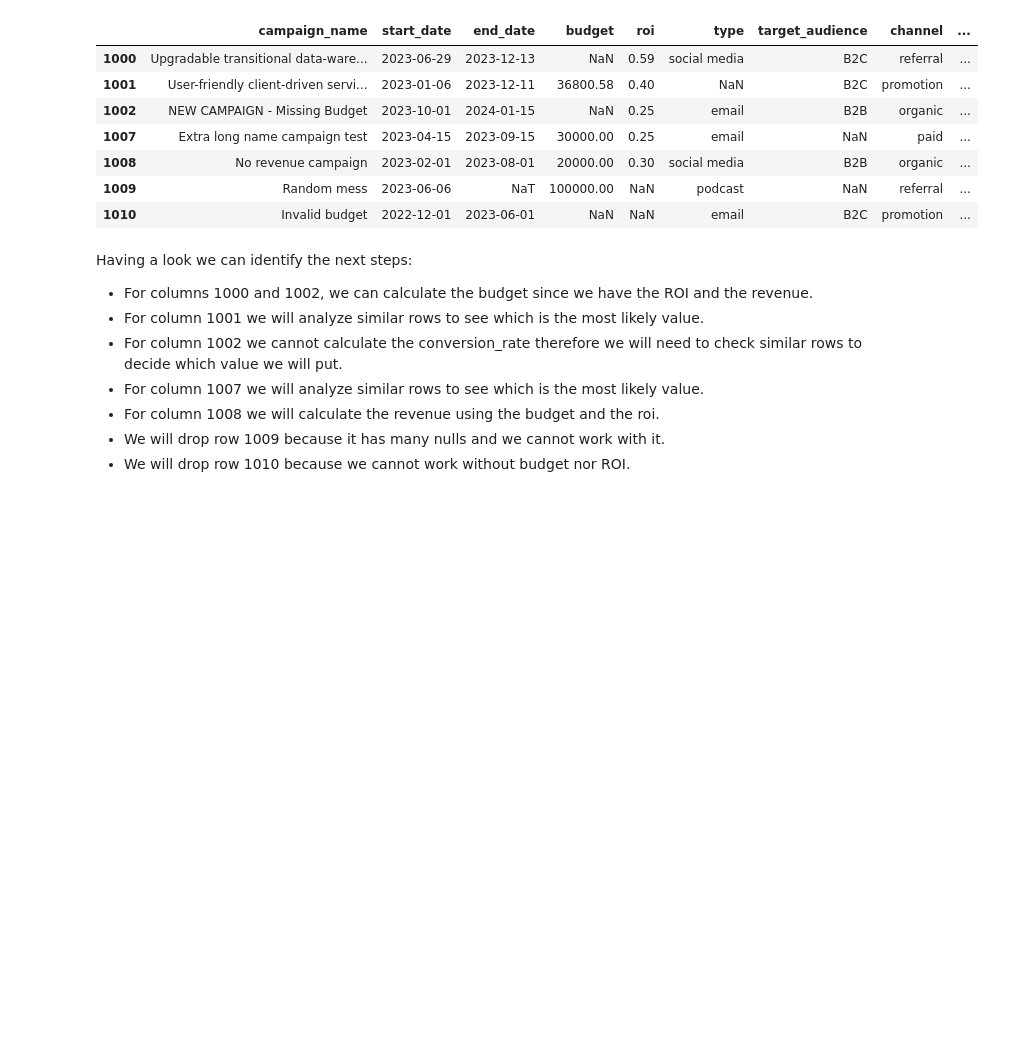
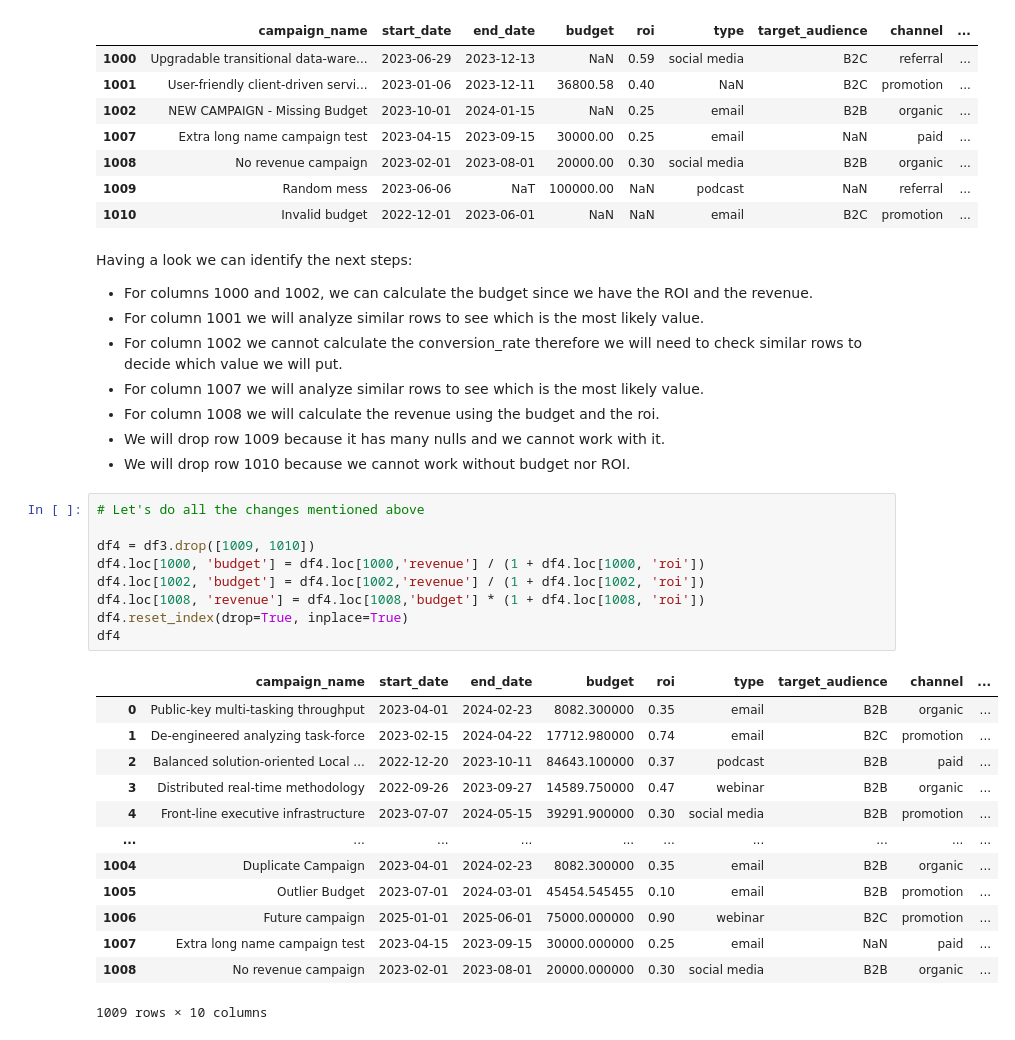
Before and after one commit to Ignacio538/Marketing-Campaings, a Jupyter notebook: Analysis.ipynb, the cells around one changed output. Saved outputs shown, nothing was run; the diff lists cells and outputs as text; blank space fills up the shorter version.

```diff
--- a/Analysis.ipynb
+++ b/Analysis.ipynb
@@ -582,3 +582,26 @@ Having a look we can identify the next steps:
 - For column 1008 we will calculate the revenue using the budget and the roi.
 - We will drop row 1009 because it has many nulls and we cannot work with it.
 - We will drop row 1010 because we cannot work without budget nor ROI.
+# %%
+# Let's do all the changes mentioned above
+
+df4 = df3.drop([1009, 1010])
+df4.loc[1000, 'budget'] = df4.loc[1000,'revenue'] / (1 + df4.loc[1000, 'roi'])
+df4.loc[1002, 'budget'] = df4.loc[1002,'revenue'] / (1 + df4.loc[1002, 'roi'])
+df4.loc[1008, 'revenue'] = df4.loc[1008,'budget'] * (1 + df4.loc[1008, 'roi'])
+df4.reset_index(drop=True, inplace=True)
+df4
+# %% [output]
+|  | campaign_name | start_date | end_date | budget | roi | type | target_audience | channel | ... |
+| 0 | Public-key multi-tasking throughput | 2023-04-01 | 2024-02-23 | 8082.300000 | 0.35 | email | B2B | organic | ... |
+| 1 | De-engineered analyzing task-force | 2023-02-15 | 2024-04-22 | 17712.980000 | 0.74 | email | B2C | promotion | ... |
+| 2 | Balanced solution-oriented Local ... | 2022-12-20 | 2023-10-11 | 84643.100000 | 0.37 | podcast | B2B | paid | ... |
+| 3 | Distributed real-time methodology | 2022-09-26 | 2023-09-27 | 14589.750000 | 0.47 | webinar | B2B | organic | ... |
+| 4 | Front-line executive infrastructure | 2023-07-07 | 2024-05-15 | 39291.900000 | 0.30 | social media | B2B | promotion | ... |
+| ... | ... | ... | ... | ... | ... | ... | ... | ... | ... |
+| 1004 | Duplicate Campaign | 2023-04-01 | 2024-02-23 | 8082.300000 | 0.35 | email | B2B | organic | ... |
+| 1005 | Outlier Budget | 2023-07-01 | 2024-03-01 | 45454.545455 | 0.10 | email | B2B | promotion | ... |
+| 1006 | Future campaign | 2025-01-01 | 2025-06-01 | 75000.000000 | 0.90 | webinar | B2C | promotion | ... |
+| 1007 | Extra long name campaign test | 2023-04-15 | 2023-09-15 | 30000.000000 | 0.25 | email | NaN | paid | ... |
+| 1008 | No revenue campaign | 2023-02-01 | 2023-08-01 | 20000.000000 | 0.30 | social media | B2B | organic | ... |
+1009 rows × 10 columns
```
